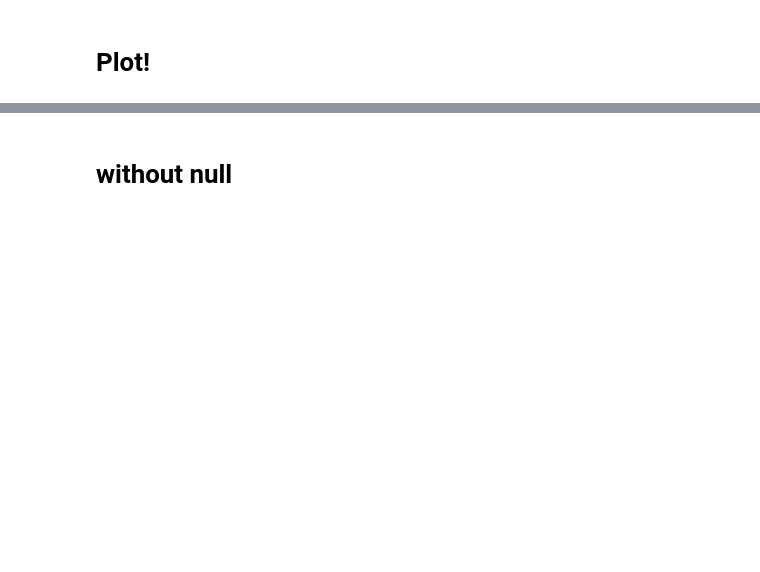
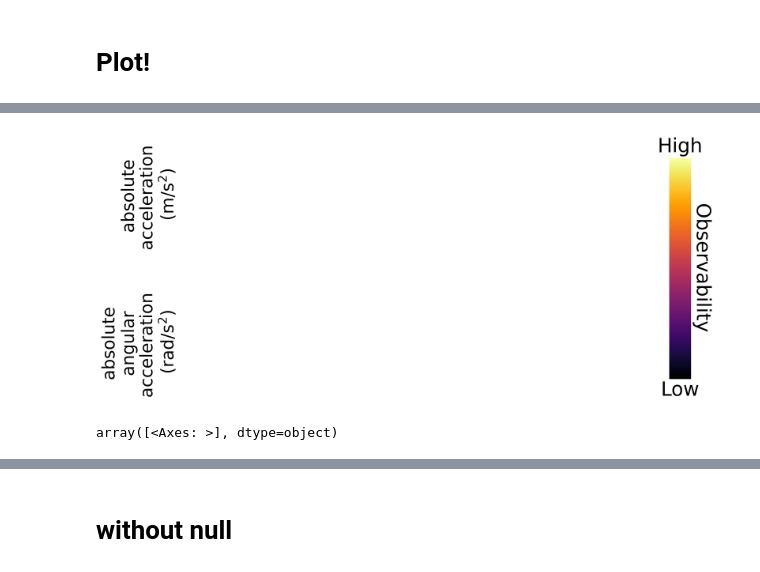
Before and after one commit to lolrenceH/pybounds, a Jupyter notebook: examples/observability_visualize_cosyne.ipynb, the cells around one changed output, grey strips where cells are left out. Saved outputs shown, nothing was run; the diff lists cells and outputs as text; code cells hidden in the pictures; blank space fills up the shorter version.

```diff
--- a/examples/observability_visualize_cosyne.ipynb
+++ b/examples/observability_visualize_cosyne.ipynb
@@ -734,0 +999,44 @@ Index(['time', 'time_initial', 'v_para', 'v_perp', 'w', 'zeta', 'ep_idx',
+# %%
+# plot color bar and axis titles separately
+cmap = 'inferno'
+fig, ax = plt.subplots(n_state, 1, figsize=fig_size, dpi=300)
+ax = np.atleast_2d(ax)
+ax = ax.reshape(-1, 1)
+cax = ax[1, -1].inset_axes([0.9, 0.2, 0.04, 1.8])
+cbar = fig.colorbar(mpl.cm.ScalarMappable(
+    # norm=cnorm,
+    cmap=cmap), cax=cax,
+                    # ticks=np.logspace(log_tick_low, log_tick_high, log_tick_high-log_tick_low + 1)
+                    )
+# turn off color bar ticks
+cbar.ax.set_yticks([])
+cbar.ax.set_yticklabels([])
+# turn off color bar outline
+cbar.outline.set_visible(False)
+
+# write high and low on the top and bottom of the color bar
+cbar.ax.text(0.5, 1.05, 'High', ha='center', va='center', fontsize=32)
+cbar.ax.text(0.5, -0.05, 'Low', ha='center', va='center', fontsize=32)
+
+
+cbar.set_label('Observability\n', rotation=270, fontsize=32, labelpad=32)
+# cbar.set_label('Observability\n' + r'(rad$^-$$^2$)', rotation=270, fontsize=20, labelpad=40)
+cbar.ax.tick_params(labelsize=18)
+for n, state_name in enumerate(states):
+    ax[n,0].spines['bottom'].set_linewidth(0)
+    ax[n,0].spines['left'].set_linewidth(0)
+    ax[n,0].spines['top'].set_linewidth(0)
+    ax[n,0].spines['right'].set_linewidth(0)
+
+    # turn off ticks
+    ax[n,0].set_xticks([])
+    ax[n,0].set_yticks([])
+
+    ax[n, 0].set_ylabel(ylabl_title[state_name], fontsize=28)
+fig.savefig(f'/src/data/wind_sensing/apparent_wind_visual_feedback/sw_dist_logstep_wind_0.01_train_std_pois_wind/eval/observability/colorbar.pdf')
+# %% [output]
+[figure, added]
+# %%
+ax_wind[0,:]
+# %% [output]
+array([<Axes: >], dtype=object)
```
Also changed, not shown: parts of 12 cells of this notebook, 2 other files.
